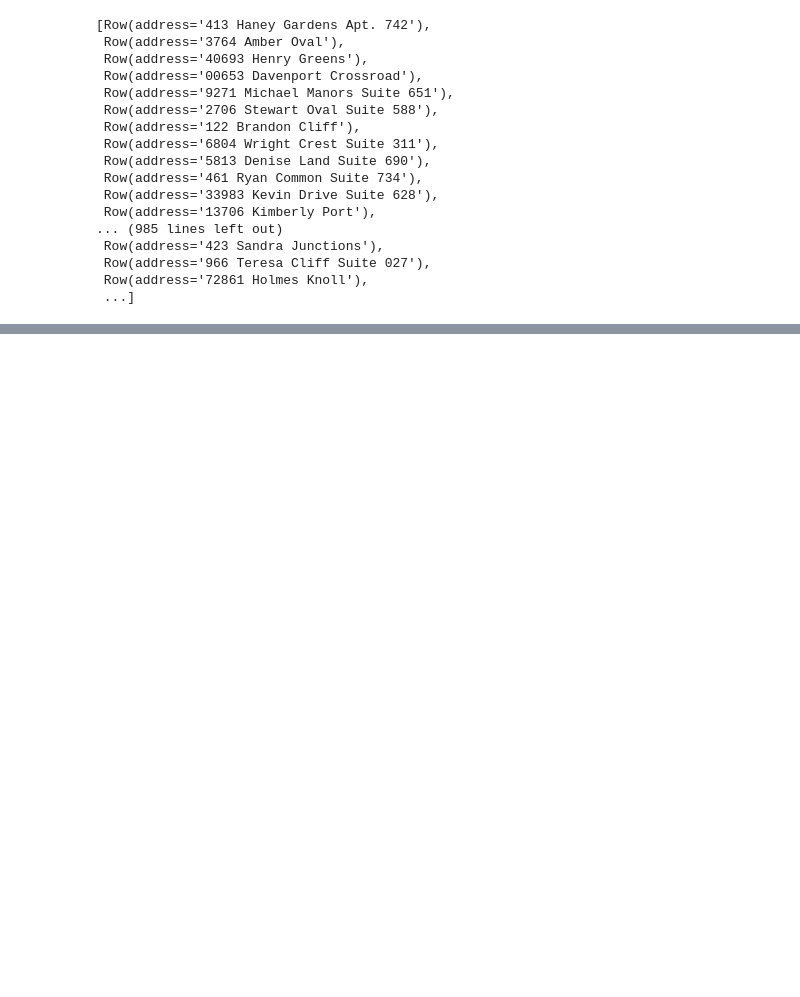
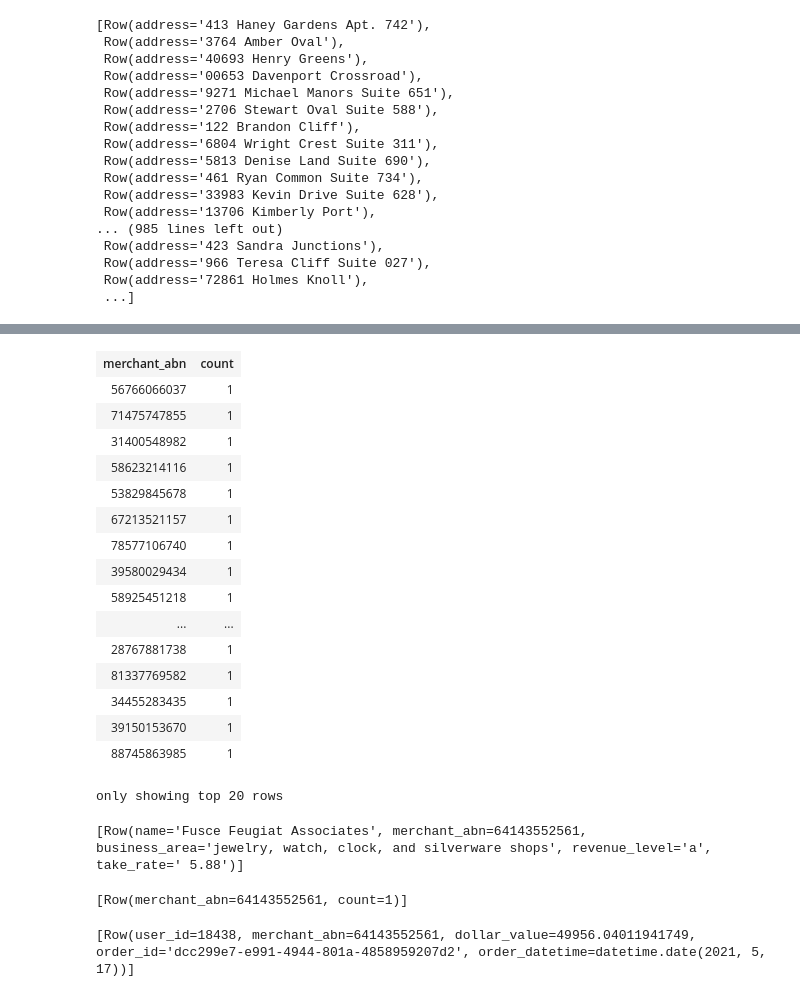
Before and after one commit to MAST30034-Applied-Data-Science/generic-buy-now-pay-later-project-group-45, a Jupyter notebook: notebooks/preprocess_data_p2.ipynb, the cells around one changed output, grey strips where cells are left out. Cells and saved outputs as stored; diff of their text form; code cells hidden in the pictures; blank space fills up the shorter version.

```diff
--- a/notebooks/preprocess_data_p2.ipynb
+++ b/notebooks/preprocess_data_p2.ipynb
@@ -331,0 +395,34 @@ transaction.limit(5)
+# %%
+merchant_count = transaction.groupBy(F.col('merchant_abn')).count()
+# %%
+merchant_count.orderBy(F.col('count').asc())
+# %% [output]
+| merchant_abn | count |
+| 56766066037 | 1 |
+| 71475747855 | 1 |
+| 31400548982 | 1 |
+| 58623214116 | 1 |
+| 53829845678 | 1 |
+| 67213521157 | 1 |
+| 78577106740 | 1 |
+| 39580029434 | 1 |
+| 58925451218 | 1 |
+| ... | ... |
+| 28767881738 | 1 |
+| 81337769582 | 1 |
+| 34455283435 | 1 |
+| 39150153670 | 1 |
+| 88745863985 | 1 |
+only showing top 20 rows
+# %%
+final_merchant[final_merchant.merchant_abn=='64143552561'].collect()
+# %% [output]
+[Row(name='Fusce Feugiat Associates', merchant_abn=64143552561, business_area='jewelry, watch, clock, and silverware shops', revenue_level='a', take_rate=' 5.88')]
+# %%
+merchant_count[merchant_count.merchant_abn=='64143552561'].collect()
+# %% [output]
+[Row(merchant_abn=64143552561, count=1)]
+# %%
+transaction[transaction.merchant_abn=='64143552561'].collect()
+# %% [output]
+[Row(user_id=18438, merchant_abn=64143552561, dollar_value=49956.04011941749, order_id='dcc299e7-e991-4944-801a-4858959207d2', order_datetime=datetime.date(2021, 5, 17))]
```
Also changed, not shown: parts of 8 cells of this notebook.
